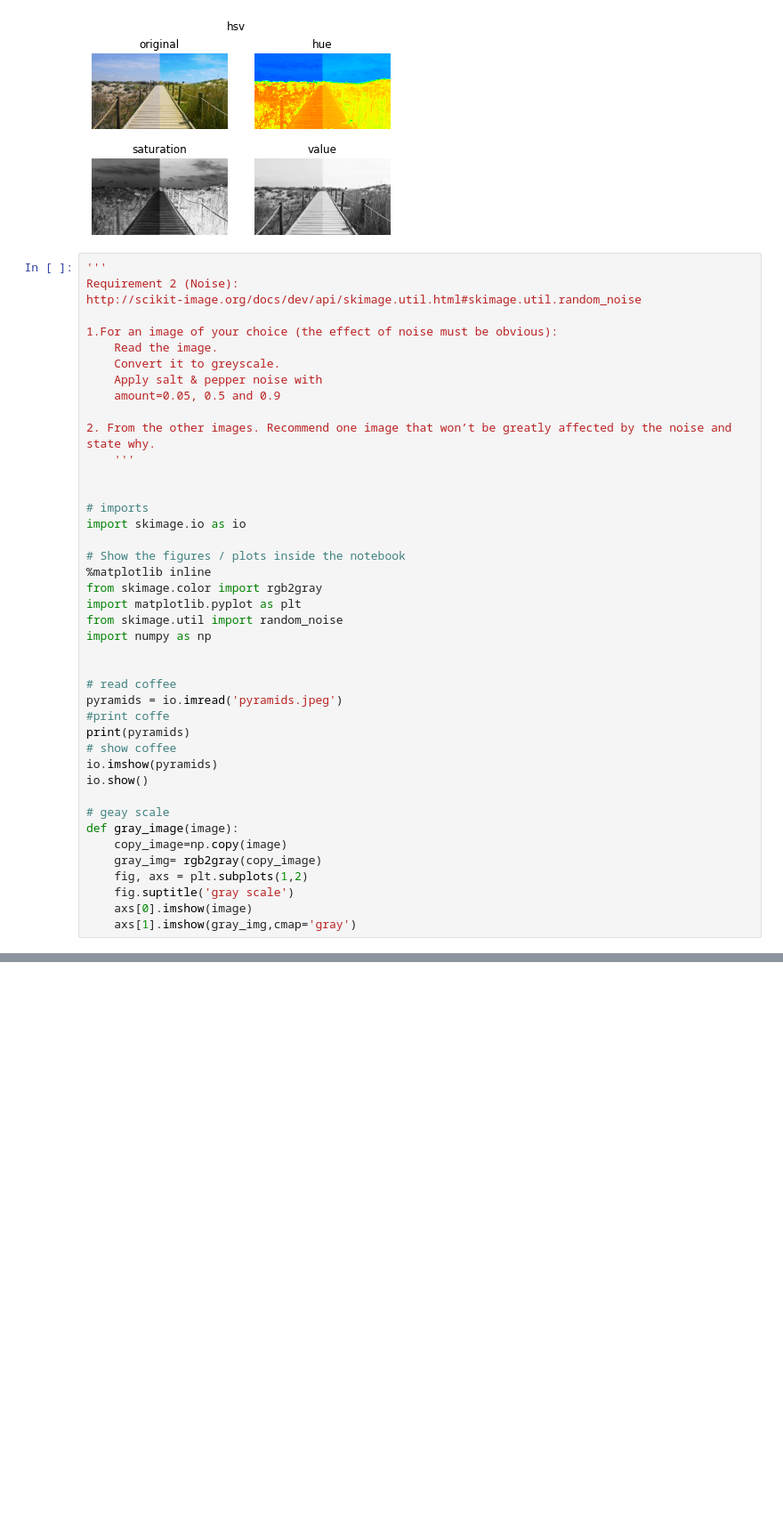
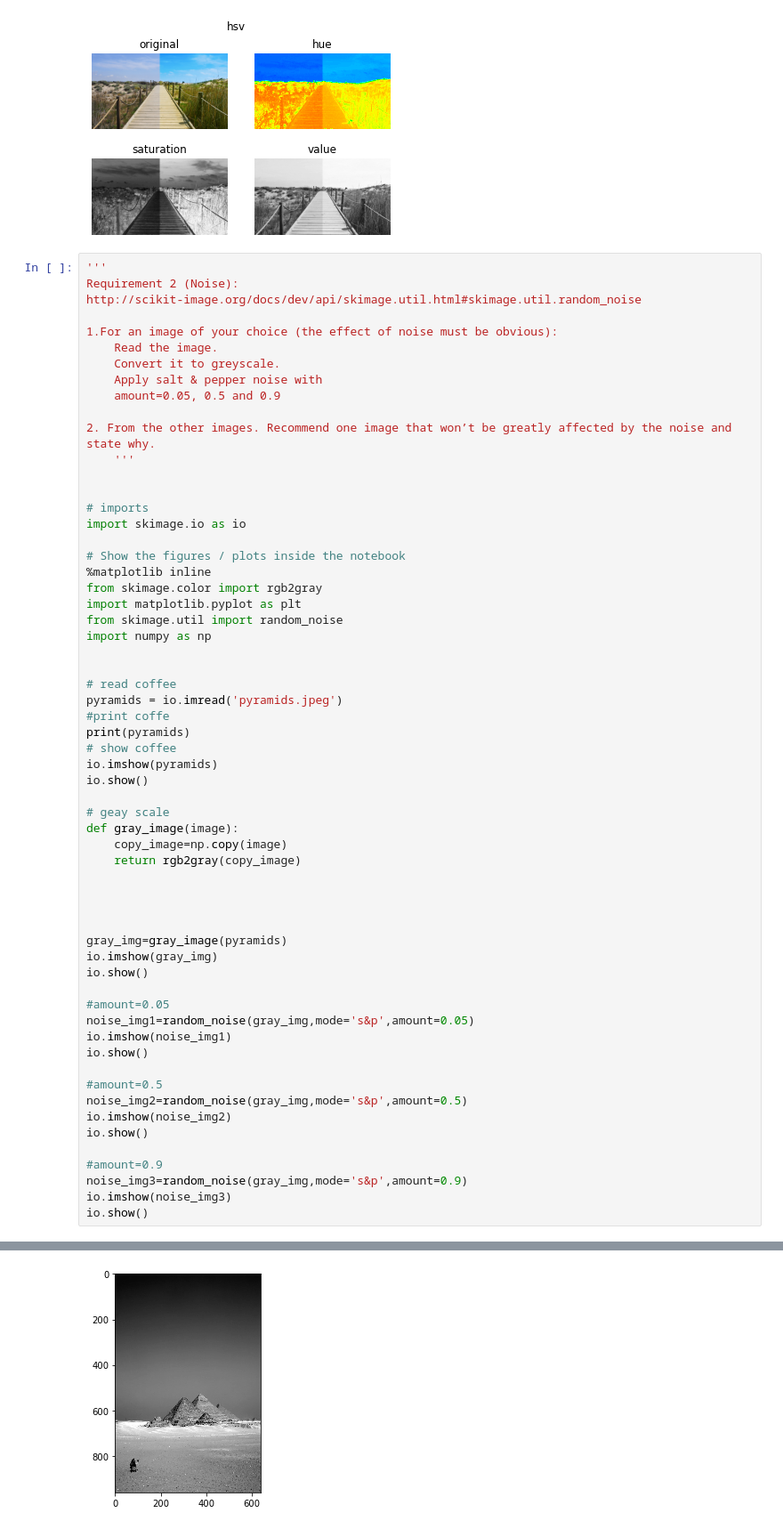
Before and after one commit to norhanreda/solutions-of-image-processing-labs, a Jupyter notebook: lab1/Lab1-std/Lab_1_std.ipynb, the cells around one changed output, grey strips where cells are left out. Shown at 89% size. Drawn from its saved outputs; the diff is of its cells as text; blank space fills up the shorter version.

Commit message:
add noise solution

```diff
--- a/lab1/Lab1-std/Lab_1_std.ipynb
+++ b/lab1/Lab1-std/Lab_1_std.ipynb
@@ -275,35 +275,54 @@ import numpy as np
 # read coffee
 pyramids = io.imread('pyramids.jpeg')
 #print coffe
 print(pyramids)
 # show coffee
 io.imshow(pyramids)
 io.show()
 
 # geay scale
 def gray_image(image):
     copy_image=np.copy(image)
-    gray_img= rgb2gray(copy_image)
-    fig, axs = plt.subplots(1,2)
-    fig.suptitle('gray scale')
-    axs[0].imshow(image)
-    axs[1].imshow(gray_img,cmap='gray')
+    return rgb2gray(copy_image)
+
+
+
+
+gray_img=gray_image(pyramids)
+io.imshow(gray_img)
+io.show()
+
+#amount=0.05
+noise_img1=random_noise(gray_img,mode='s&p',amount=0.05)
+io.imshow(noise_img1)
+io.show()
+
+#amount=0.5
+noise_img2=random_noise(gray_img,mode='s&p',amount=0.5)
+io.imshow(noise_img2)
+io.show()
+
+#amount=0.9
+noise_img3=random_noise(gray_img,mode='s&p',amount=0.9)
+io.imshow(noise_img3)
+io.show()
 # %% [output]
 [[[  0   0  92]
   [  0   0  92]
   [  0   0  93]
   ...
   [  0   0 106]
   [  0   1 104]
   [  0   1 104]]
 
  [[  0   0  92]
   [  0   0  92]
   [  0   0  93]
   ...
 ... (33 lines left out)
   ...
   [147 106  50]
   [137  94  41]
   [136  90  40]]]
 [figure]
+[figure, added]
```
Also changed, not shown: parts of 1 cell of this notebook.
